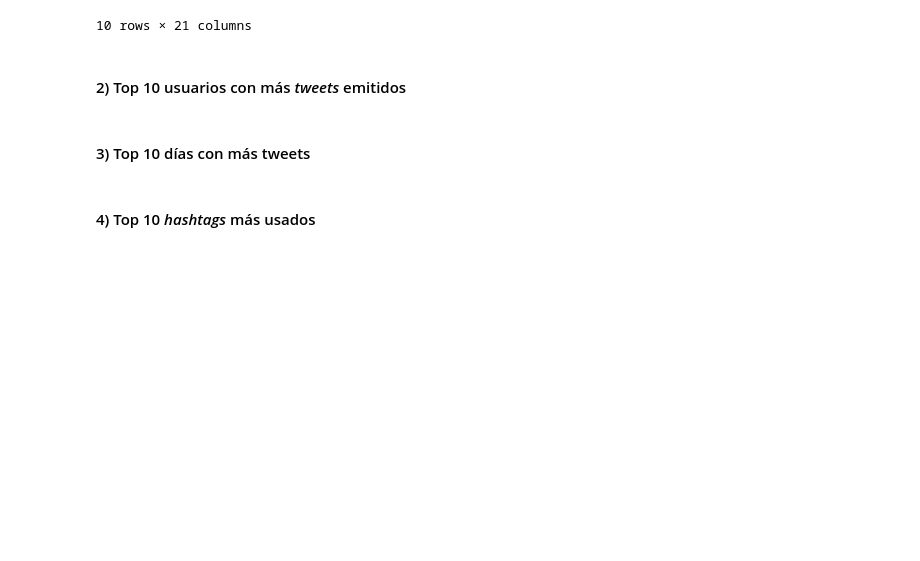
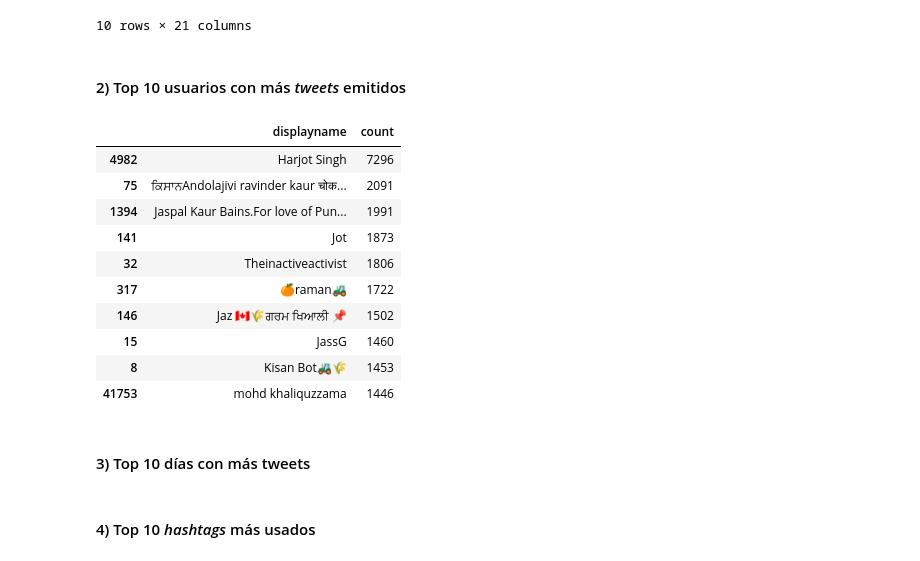
Before and after one commit to matiasmasjuan/gitflow-diagnostic-matiasmasjuan, a Jupyter notebook: main.ipynb, the cells around one changed output. Saved outputs shown, nothing was run; the diff lists cells and outputs as text; code cells hidden in the pictures; blank space fills up the shorter version.

```diff
--- a/main.ipynb
+++ b/main.ipynb
@@ -46,9 +46,27 @@ top_ten_retweeted(df)
 10 rows × 21 columns
 # %% [markdown]
 #### 2) Top 10 usuarios con más *tweets* emitidos
-# %%
-def top_ten_users_with_most_tweets():
-    pass
+# %%
+def top_ten_users_with_most_tweets(dataframe):
+    dataframe['displayname'] = dataframe['user'].apply(lambda x: x['displayname'])
+    dataframe['count'] = dataframe.groupby('displayname')['displayname'].transform('count')
+    df_users = dataframe[['displayname', 'count']].drop_duplicates()
+    top_ten_users_with_most_tweets_df = df_users.sort_values('count', ascending=False).head(10)
+    display(top_ten_users_with_most_tweets_df)
+# %%
+top_ten_users_with_most_tweets(df)
+# %% [output]
+|  | displayname | count |
+| 4982 | Harjot Singh | 7296 |
+| 75 | ਕਿਸਾਨAndolajivi ravinder kaur चोक... | 2091 |
+| 1394 | Jaspal Kaur Bains.For love of Pun... | 1991 |
+| 141 | Jot | 1873 |
+| 32 | Theinactiveactivist | 1806 |
+| 317 | 🍊raman🚜 | 1722 |
+| 146 | Jaz 🇨🇦🌾ਗਰਮ ਖਿਆਲੀ 📌 | 1502 |
+| 15 | JassG | 1460 |
+| 8 | Kisan Bot🚜🌾 | 1453 |
+| 41753 | mohd khaliquzzama | 1446 |
 # %% [markdown]
 #### 3) Top 10 días con más tweets
 # %%
```
